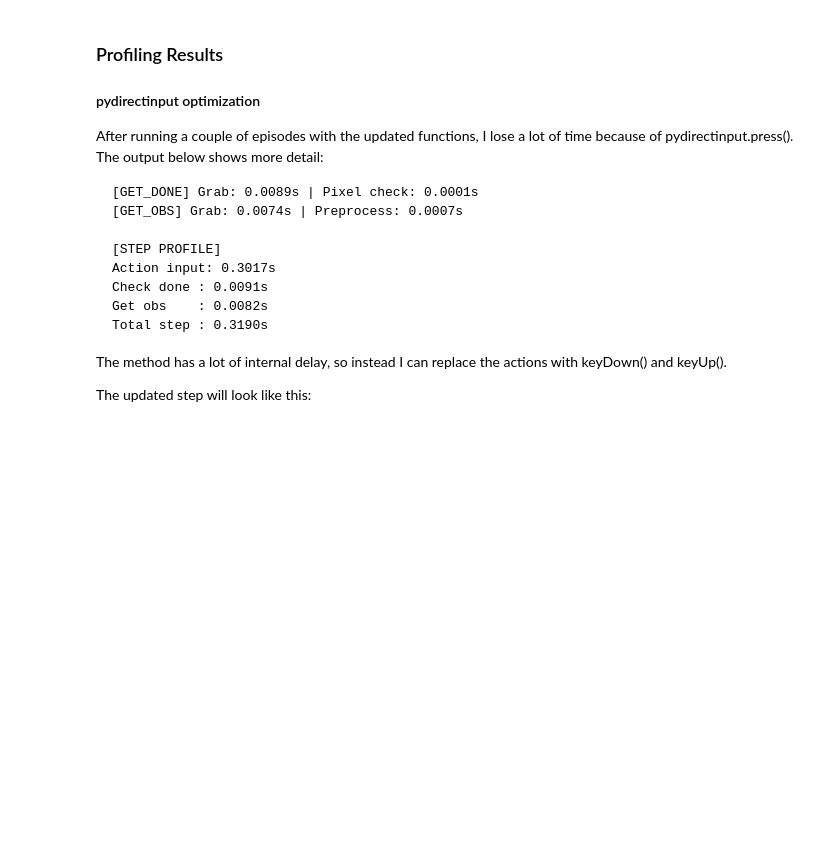
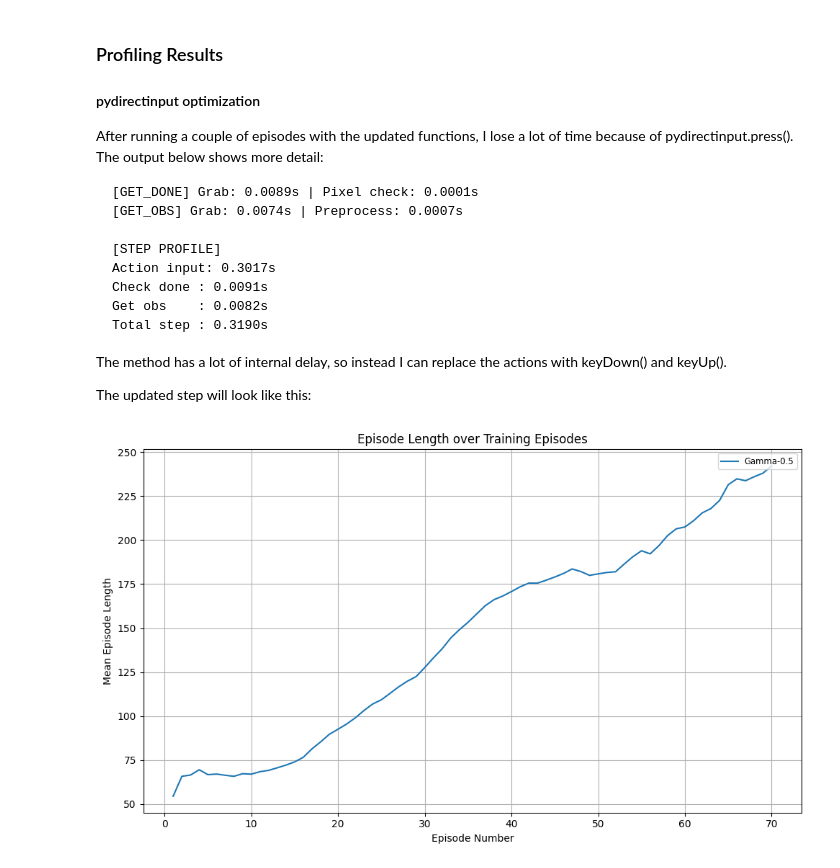
Before and after one commit to oph4lia/CS4375-FinalProject, a Jupyter notebook: Project_Documentation.ipynb, the cells around one changed output. Drawn from its saved outputs; the diff is of its cells as text; code cells hidden in the pictures; blank space fills up the shorter version.

Commit message:
Replays of training runs
Also re-added project code and documentation

```diff
--- a/Project_Documentation.ipynb
+++ b/Project_Documentation.ipynb
@@ -380,4 +387,4 @@ Logging to ./logs/DQN_38
 ## Test Model
 # %%
 # load model
-model = DQN.load("./runs/best_model_510000", env=env)
+model = DQN.load(os.path.join('runs', 'gamma-5'))
@@ -582,3 +586,62 @@ def step(self, action):
     return next_observation, reward, done, truncated, info
 # %%
 env = Game()
+# %%
+import os
+import matplotlib.pyplot as plt
+from tensorboard.backend.event_processing.event_accumulator import EventAccumulator
+
+def extract_episode_lengths(path):
+    """
+    Load a TensorBoard event file and extract all values for 'rollout/ep_len_mean'.
+    Returns:
+      episodes: list of episode indices [1, 2, 3, …]
+      lengths:  list of mean episode lengths
+    """
+    ea = EventAccumulator(path)
+    ea.Reload()
+
+    tag = 'rollout/ep_len_mean'
+    if tag not in ea.Tags().get('scalars', []):
+        return None, None
+
+    events = ea.Scalars(tag)
+    episodes = list(range(1, len(events) + 1))
+    lengths = [e.value for e in events]
+    return episodes, lengths
+
+def plot_episode_lengths(logs_dir):
+    """
+    For each run in logs_dir, finds the first events file,
+    extracts 'ep_len_mean', and plots Mean Episode Length vs. Episode Number.
+    """
+    plt.figure(figsize=(10, 6))
+
+    for run in sorted(os.listdir(logs_dir)):
+        run_path = os.path.join(logs_dir, run)
+        if not os.path.isdir(run_path):
+            continue
+
+        # pick first TensorBoard events file in this run
+        event_files = [f for f in os.listdir(run_path) if f.startswith("events.out")]
+        if not event_files:
+            continue
+        event_path = os.path.join(run_path, event_files[0])
+
+        episodes, lengths = extract_episode_lengths(event_path)
+        if episodes and lengths:
+            plt.plot(episodes, lengths, label=run)
+
+    plt.xlabel("Episode Number")
+    plt.ylabel("Mean Episode Length")
+    plt.title("Episode Length over Training Episodes")
+    plt.legend(loc='upper right', fontsize='small')
+    plt.grid(True)
+    plt.tight_layout()
+    plt.show()
+
+# Example usage
+if __name__ == "__main__":
+    plot_episode_lengths('./logs/')  # replace with your actual log directory
+# %% [output]
+[figure, added]
```
Also changed, not shown: parts of 8 cells of this notebook, 10 other files.
